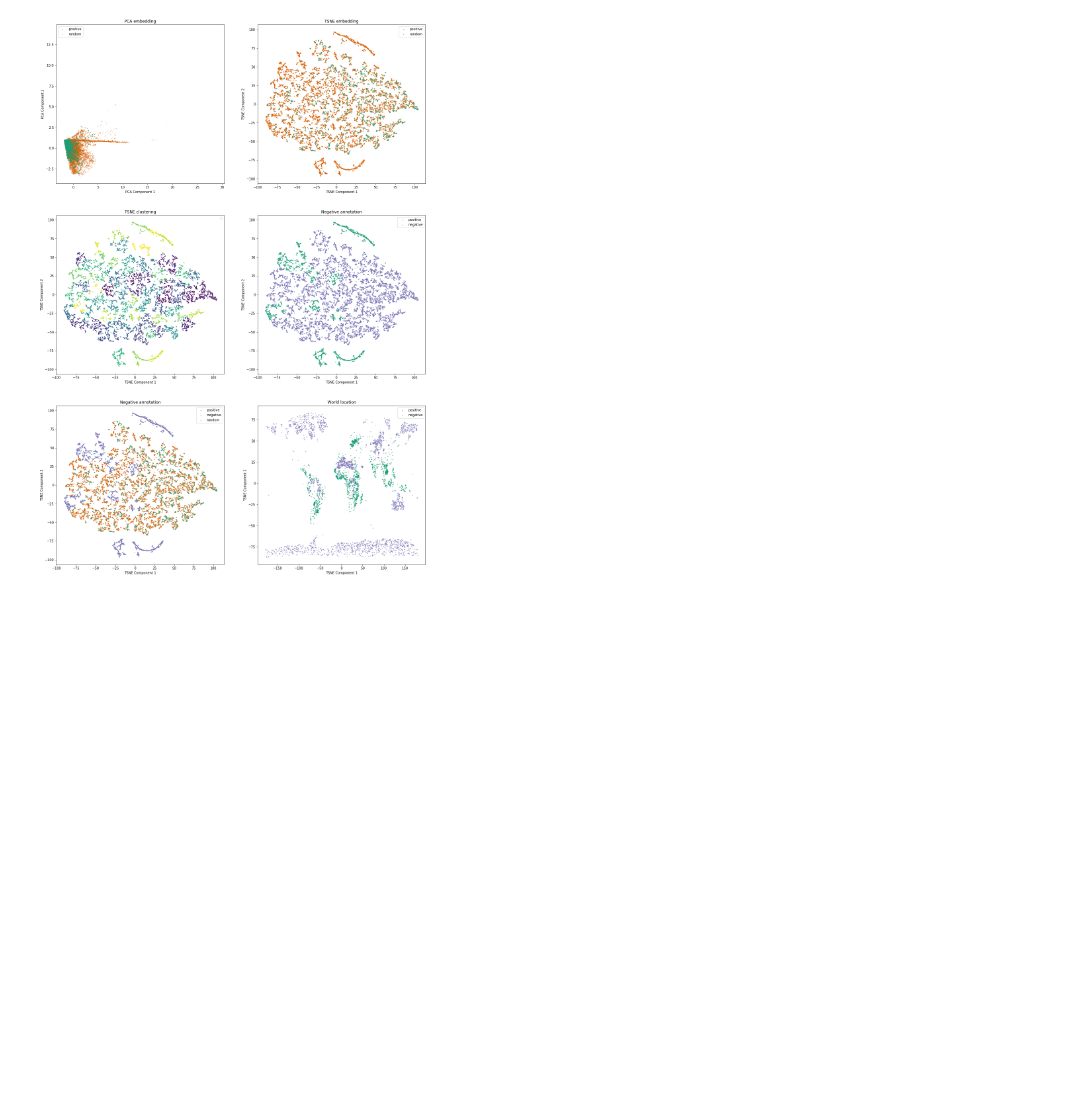
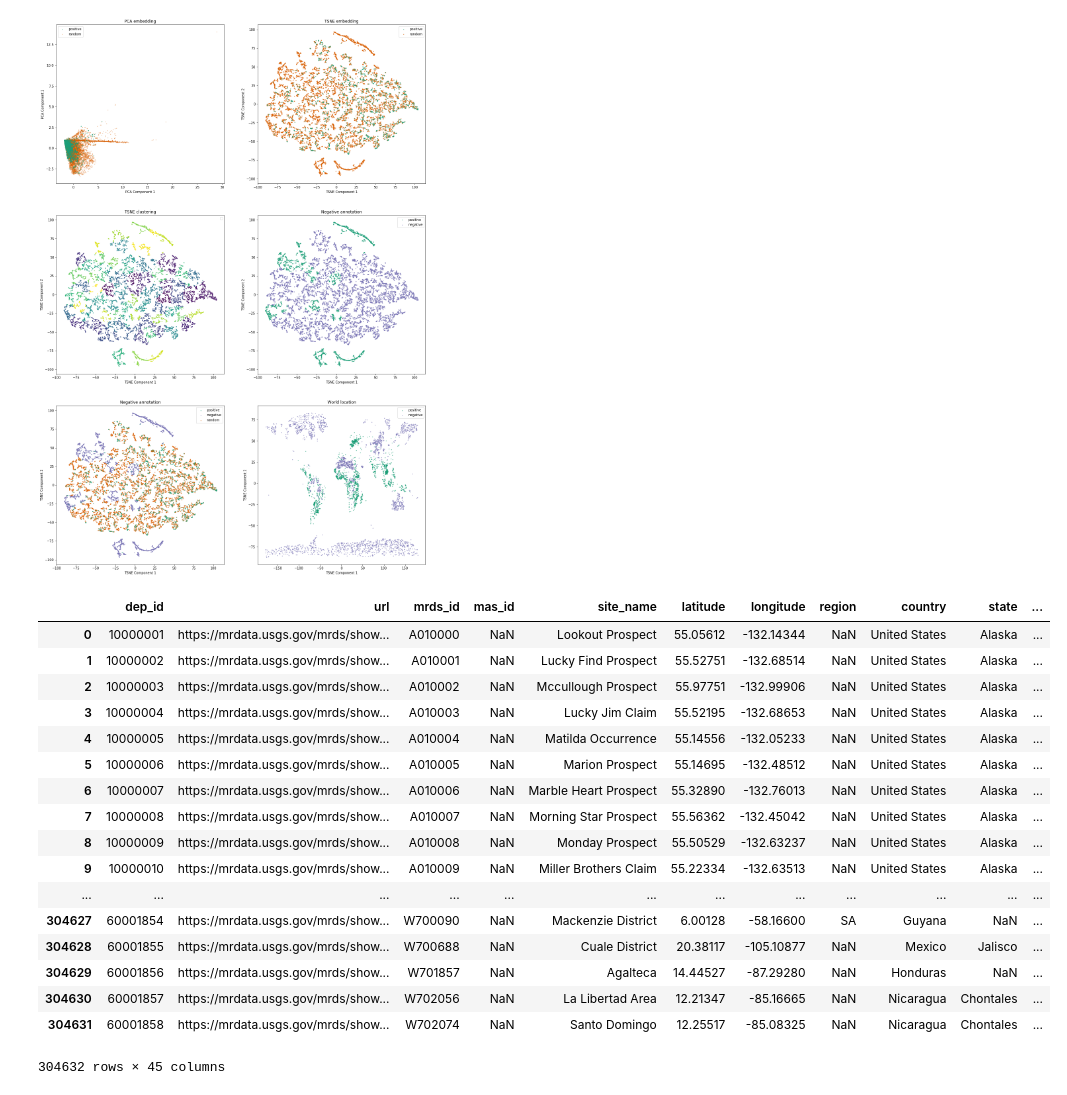
Before and after one commit to thiesgehrmann/JuSiPy_Asser, a Jupyter notebook: 1_pipeline_features.ipynb, the cells around one changed output. Saved outputs shown, nothing was run; the diff lists cells and outputs as text; code cells hidden in the pictures; blank space fills up the shorter version.

```diff
--- a/1_pipeline_features.ipynb
+++ b/1_pipeline_features.ipynb
@@ -394,3 +394,25 @@ fig, axes = Negative.plot(neg)
 # %% [output]
 No handles with labels found to put in legend.
 [figure]
+# %%
+#https://mrdata.usgs.gov/mrds/mrds-csv.zip
+pd.read_csv('/Users/thiesgehrmann/Downloads/mrds-csv/mrds.csv')
+# %% [output]
+|  | dep_id | url | mrds_id | mas_id | site_name | latitude | longitude | region | country | state | ... |
+| 0 | 10000001 | https://mrdata.usgs.gov/mrds/show... | A010000 | NaN | Lookout Prospect | 55.05612 | -132.14344 | NaN | United States | Alaska | ... |
+| 1 | 10000002 | https://mrdata.usgs.gov/mrds/show... | A010001 | NaN | Lucky Find Prospect | 55.52751 | -132.68514 | NaN | United States | Alaska | ... |
+| 2 | 10000003 | https://mrdata.usgs.gov/mrds/show... | A010002 | NaN | Mccullough Prospect | 55.97751 | -132.99906 | NaN | United States | Alaska | ... |
+| 3 | 10000004 | https://mrdata.usgs.gov/mrds/show... | A010003 | NaN | Lucky Jim Claim | 55.52195 | -132.68653 | NaN | United States | Alaska | ... |
+| 4 | 10000005 | https://mrdata.usgs.gov/mrds/show... | A010004 | NaN | Matilda Occurrence | 55.14556 | -132.05233 | NaN | United States | Alaska | ... |
+| 5 | 10000006 | https://mrdata.usgs.gov/mrds/show... | A010005 | NaN | Marion Prospect | 55.14695 | -132.48512 | NaN | United States | Alaska | ... |
+| 6 | 10000007 | https://mrdata.usgs.gov/mrds/show... | A010006 | NaN | Marble Heart Prospect | 55.32890 | -132.76013 | NaN | United States | Alaska | ... |
+| 7 | 10000008 | https://mrdata.usgs.gov/mrds/show... | A010007 | NaN | Morning Star Prospect | 55.56362 | -132.45042 | NaN | United States | Alaska | ... |
+| 8 | 10000009 | https://mrdata.usgs.gov/mrds/show... | A010008 | NaN | Monday Prospect | 55.50529 | -132.63237 | NaN | United States | Alaska | ... |
+| 9 | 10000010 | https://mrdata.usgs.gov/mrds/show... | A010009 | NaN | Miller Brothers Claim | 55.22334 | -132.63513 | NaN | United States | Alaska | ... |
+| ... | ... | ... | ... | ... | ... | ... | ... | ... | ... | ... | ... |
+| 304627 | 60001854 | https://mrdata.usgs.gov/mrds/show... | W700090 | NaN | Mackenzie District | 6.00128 | -58.16600 | SA | Guyana | NaN | ... |
+| 304628 | 60001855 | https://mrdata.usgs.gov/mrds/show... | W700688 | NaN | Cuale District | 20.38117 | -105.10877 | NaN | Mexico | Jalisco | ... |
+| 304629 | 60001856 | https://mrdata.usgs.gov/mrds/show... | W701857 | NaN | Agalteca | 14.44527 | -87.29280 | NaN | Honduras | NaN | ... |
+| 304630 | 60001857 | https://mrdata.usgs.gov/mrds/show... | W702056 | NaN | La Libertad Area | 12.21347 | -85.16665 | NaN | Nicaragua | Chontales | ... |
+| 304631 | 60001858 | https://mrdata.usgs.gov/mrds/show... | W702074 | NaN | Santo Domingo | 12.25517 | -85.08325 | NaN | Nicaragua | Chontales | ... |
+304632 rows × 45 columns
```
Also changed, not shown: parts of 2 cells of this notebook, 2 other files.
